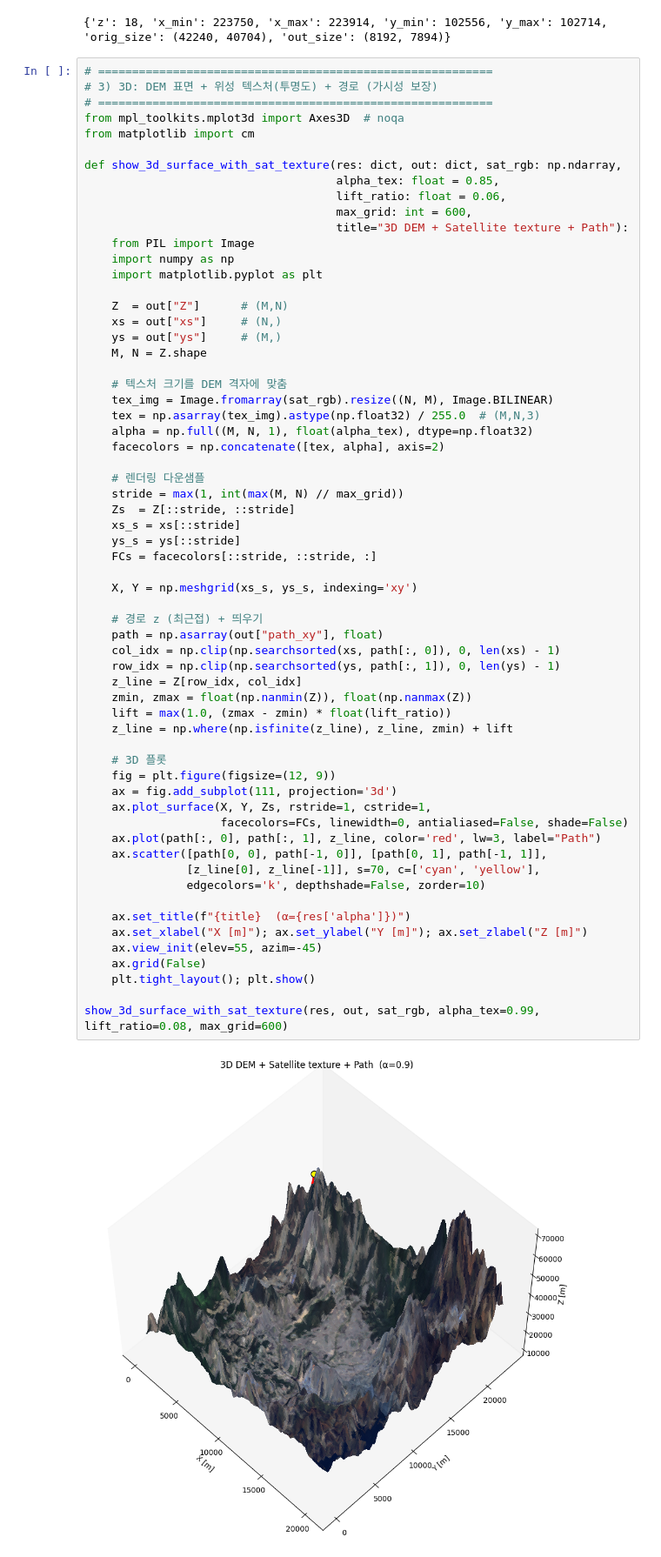
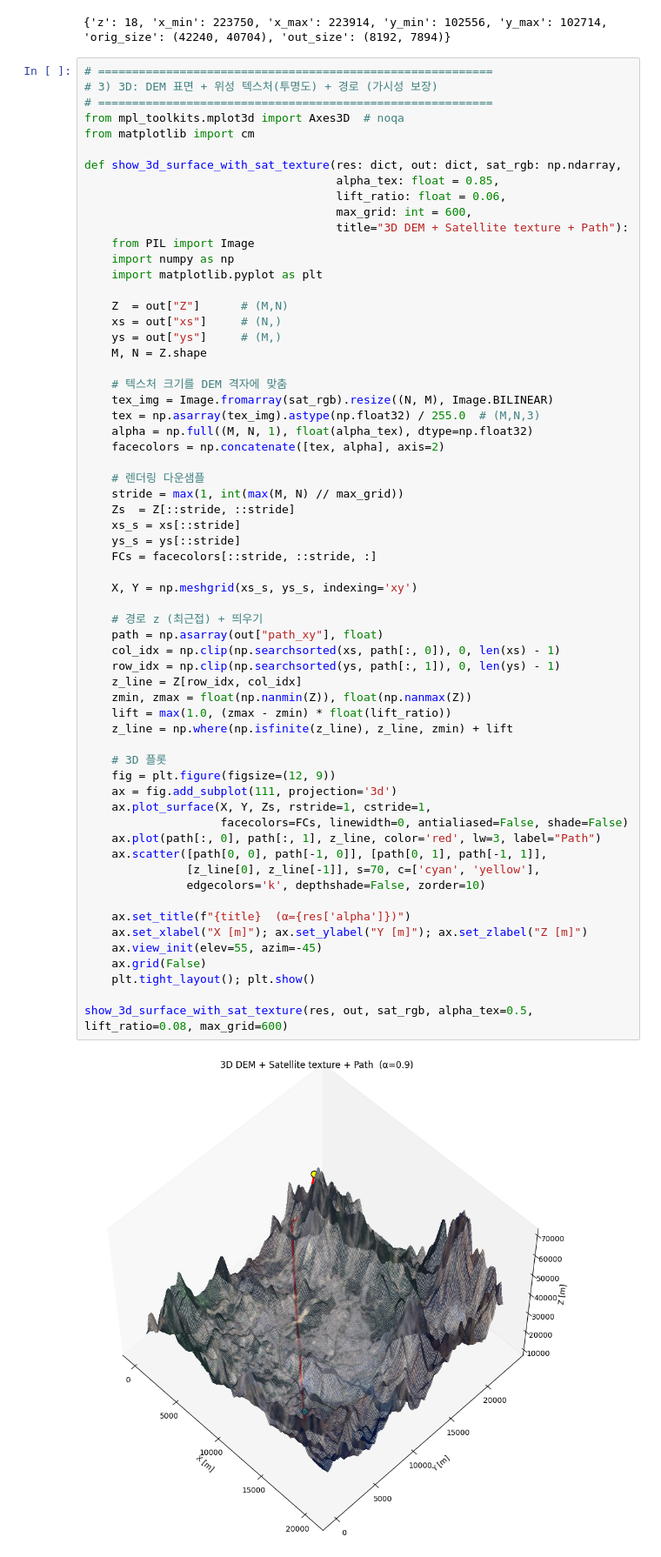
Before and after one commit to inho9899/GIS_PathFinding, a Jupyter notebook: GIS_PathFinding.ipynb, the cells around one changed output. Shown at 87% size. Drawn from its saved outputs; the diff is of its cells as text.

```diff
--- a/GIS_PathFinding.ipynb
+++ b/GIS_PathFinding.ipynb
@@ -583,35 +583,35 @@ def show_3d_surface_with_sat_texture(res: dict, out: dict, sat_rgb: np.ndarray,
     FCs = facecolors[::stride, ::stride, :]
 
     X, Y = np.meshgrid(xs_s, ys_s, indexing='xy')
 
     # 경로 z (최근접) + 띄우기
     path = np.asarray(out["path_xy"], float)
     col_idx = np.clip(np.searchsorted(xs, path[:, 0]), 0, len(xs) - 1)
     row_idx = np.clip(np.searchsorted(ys, path[:, 1]), 0, len(ys) - 1)
     z_line = Z[row_idx, col_idx]
     zmin, zmax = float(np.nanmin(Z)), float(np.nanmax(Z))
     lift = max(1.0, (zmax - zmin) * float(lift_ratio))
     z_line = np.where(np.isfinite(z_line), z_line, zmin) + lift
 
     # 3D 플롯
     fig = plt.figure(figsize=(12, 9))
     ax = fig.add_subplot(111, projection='3d')
     ax.plot_surface(X, Y, Zs, rstride=1, cstride=1,
                     facecolors=FCs, linewidth=0, antialiased=False, shade=False)
     ax.plot(path[:, 0], path[:, 1], z_line, color='red', lw=3, label="Path")
     ax.scatter([path[0, 0], path[-1, 0]], [path[0, 1], path[-1, 1]],
                [z_line[0], z_line[-1]], s=70, c=['cyan', 'yellow'],
                edgecolors='k', depthshade=False, zorder=10)
 
     ax.set_title(f"{title}  (α={res['alpha']})")
     ax.set_xlabel("X [m]"); ax.set_ylabel("Y [m]"); ax.set_zlabel("Z [m]")
     ax.view_init(elev=55, azim=-45)
     ax.grid(False)
     plt.tight_layout(); plt.show()
 
-show_3d_surface_with_sat_texture(res, out, sat_rgb, alpha_tex=0.99, lift_ratio=0.08, max_grid=600)
+show_3d_surface_with_sat_texture(res, out, sat_rgb, alpha_tex=0.5, lift_ratio=0.08, max_grid=600)
 # %% [output]
-[figure, old version]
+[figure, new version]
 # %%
 import numpy as np
 import geopandas as gpd
```
Also changed, not shown: parts of 1 cell of this notebook, 1 other file.
